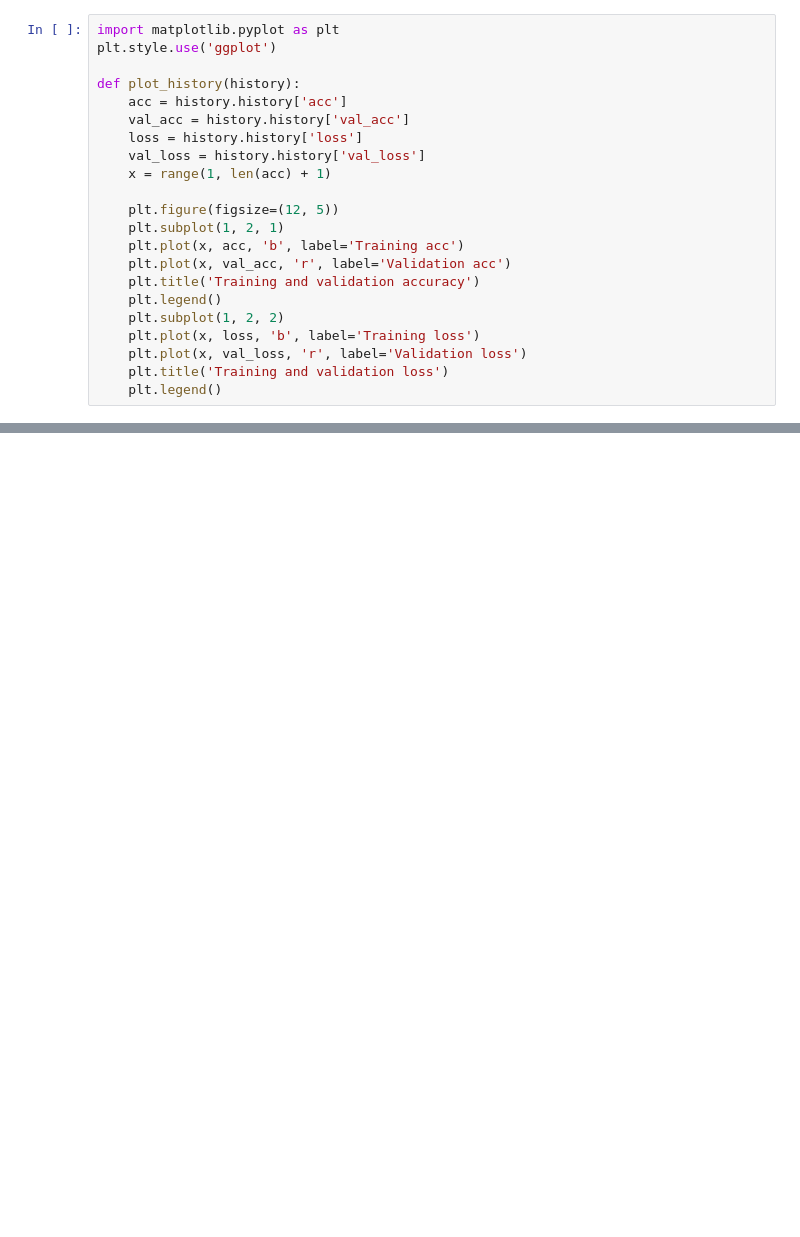
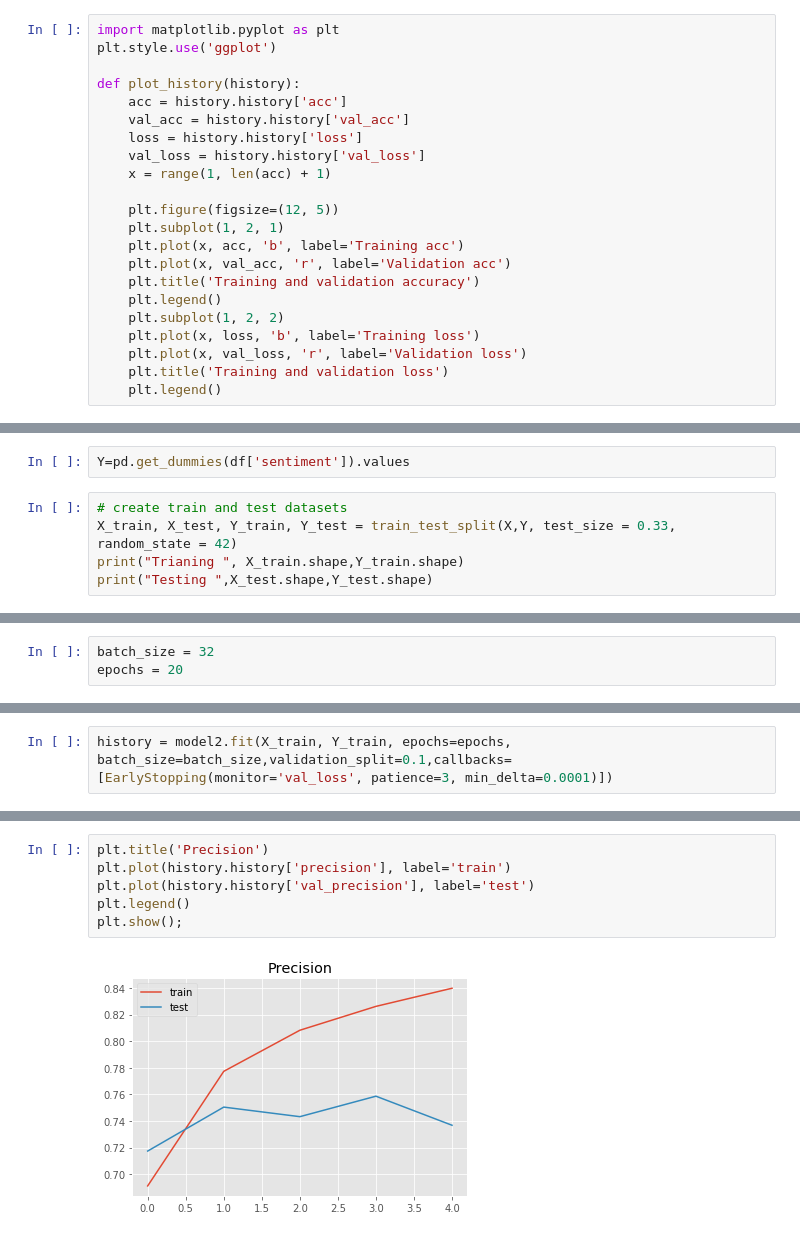
Before and after one commit to HassanSherwani/NLP-Natural-Language-Processing-, a Jupyter notebook: Sentiment_Analysis/Sentiment_classifier.ipynb, the cells around one changed output, grey strips where cells are left out. Cells and saved outputs as stored; diff of their text form; blank space fills up the shorter version.

```diff
--- a/Sentiment_Analysis/Sentiment_classifier.ipynb
+++ b/Sentiment_Analysis/Sentiment_classifier.ipynb
@@ -463,0 +758,7 @@ def plot_history(history):
+# %%
+Y=pd.get_dummies(df['sentiment']).values
+# %%
+# create train and test datasets
+X_train, X_test, Y_train, Y_test = train_test_split(X,Y, test_size = 0.33, random_state = 42)
+print("Trianing ", X_train.shape,Y_train.shape)
+print("Testing ",X_test.shape,Y_test.shape)
@@ -463,0 +768,3 @@ def plot_history(history):
+# %%
+batch_size = 32
+epochs = 20
@@ -463,0 +773,2 @@ def plot_history(history):
+# %%
+history = model2.fit(X_train, Y_train, epochs=epochs, batch_size=batch_size,validation_split=0.1,callbacks=[EarlyStopping(monitor='val_loss', patience=3, min_delta=0.0001)])
@@ -463,0 +787,8 @@ def plot_history(history):
+# %%
+plt.title('Precision')
+plt.plot(history.history['precision'], label='train')
+plt.plot(history.history['val_precision'], label='test')
+plt.legend()
+plt.show();
+# %% [output]
+[figure, added]
```
Also changed, not shown: parts of 78 cells of this notebook.
